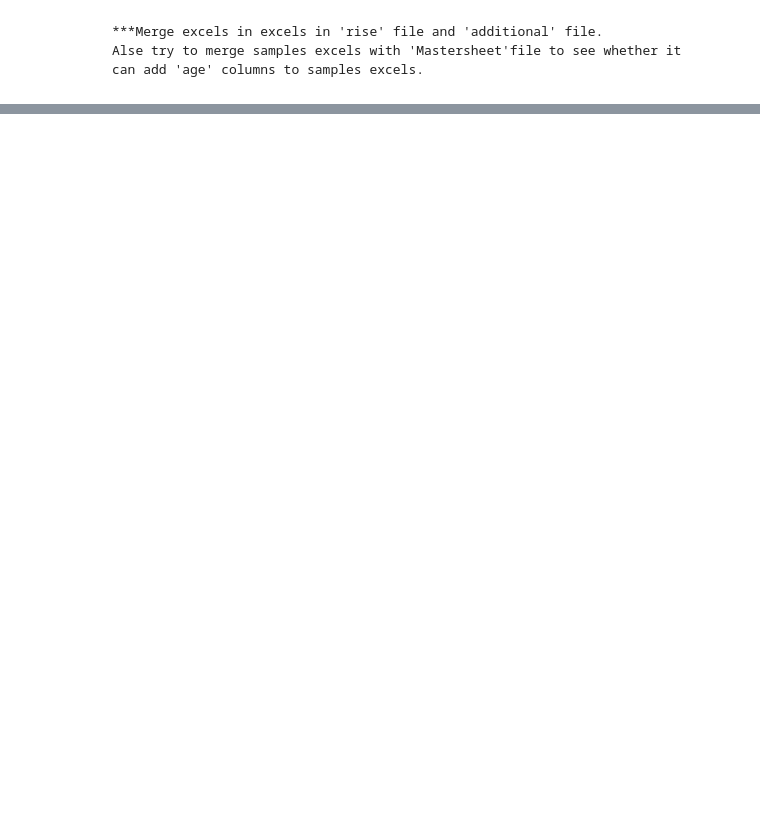
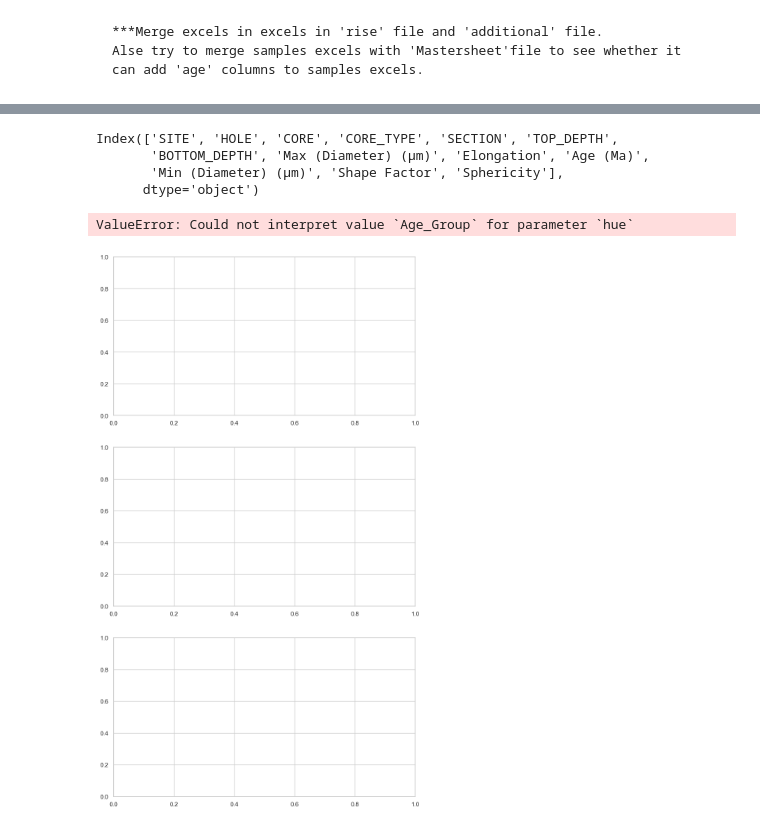
Before and after one commit to SimarleenDung/Data-Science-Mini-Project, a Jupyter notebook: Code.ipynb, the cells around one changed output, grey strips where cells are left out. Saved outputs shown, nothing was run; the diff lists cells and outputs as text; code cells hidden in the pictures; blank space fills up the shorter version.

```diff
--- a/Code.ipynb
+++ b/Code.ipynb
@@ -190,15 +234,16 @@ IndexError: list index out of range
 # %%
-Master_sheet_stay=pd.read_excel(r"F:\DS Studying\mini project\data\925_Mastersheet.xlsx",engine='openpyxl')
+
 Master_sheet =Master_sheet_stay.iloc[:-3]
 # make suer type is same
 def standardize_types(df):
-    df["CORE"] = df["CORE"].astype(float)
-    df["SITE"] = df["SITE"].astype(float)
-    df["HOLE"] = df["HOLE"].astype(str)
+    # Convert only numeric values, replacing non-numeric with NaN
+    df["CORE"] = pd.to_numeric(df["CORE"], errors='coerce')  # Convert, replacing errors with NaN
+    df["SITE"] = pd.to_numeric(df["SITE"], errors='coerce')
+    df["HOLE"] = df["HOLE"].astype(str)  # Keep as string
     df["CORE_TYPE"] = df["CORE_TYPE"].astype(str)
-    df["SECTION"] = df["SECTION"].astype(float)
-    df["TOP_DEPTH"] = df["TOP_DEPTH"].astype(float)
-    df["BOTTOM_DEPTH"] = df["BOTTOM_DEPTH"].astype(float)
+    df["SECTION"] = pd.to_numeric(df["SECTION"], errors='coerce')
+    df["TOP_DEPTH"] = pd.to_numeric(df["TOP_DEPTH"], errors='coerce')
+    df["BOTTOM_DEPTH"] = pd.to_numeric(df["BOTTOM_DEPTH"], errors='coerce')
     return df
 print(Master_sheet.dtypes)
 print(excels_rise_final[3].dtypes)
@@ -257,11 +372,16 @@ question_one_data.to_csv("question_one_data.csv", index=False)
+# %%
+data_q1 = question_one_data
+print(data_q1.columns)
+# %% [output]
+Index(['SITE', 'HOLE', 'CORE', 'CORE_TYPE', 'SECTION', 'TOP_DEPTH',
+       'BOTTOM_DEPTH', 'Max (Diameter) (µm)', 'Elongation', 'Age (Ma)',
+       'Min (Diameter) (µm)', 'Shape Factor', 'Sphericity'],
+      dtype='object')
 # %%
 # Import necessary libraries
 import seaborn as sns
 import matplotlib.pyplot as plt
 import pandas as pd
-
-# Load your dataset (Ensure df_q1data_fixed is already cleaned)
-df_q1data_fixed = pd.read_excel("q1_data")  # Uncomment if loading from a file
 
 # Set plot style
 sns.set(style="whitegrid")
@@ -271,41 +391,44 @@ fig, axes = plt.subplots(3, 1, figsize=(10, 18))
 
 # 1. Scatter Plot: Max Diameter vs. Age (Million Years)
 sns.scatterplot(
-    data=df_q1data_fixed,
-    x="Age_Ma",
-    y="Max_Diameter_µm",
-    hue="Age_Group",
+    data=data_q1,
+    x="Age (Ma)",  # Updated column name
+    y="Max (Diameter) (µm)",  # Updated column name
+    #hue="Age_Group",  # Ensure 'Age_Group' is a column in your dataset
     alpha=0.6,
     ax=axes[0]
 )
 axes[0].set_title("Scatter Plot: Max Diameter vs. Age")
 axes[0].set_xlabel("Age (Ma)")
 axes[0].set_ylabel("Max Diameter (µm)")
 
 # 2. Boxplot: Distribution of Max Diameter over Age Groups
 sns.boxplot(
-    data=df_q1data_fixed,
-    x="Age_Group",
-    y="Max_Diameter_µm",
+    data=data_q1,
+    x="Age_Group",  # Ensure 'Age_Group' is a valid column
+    y="Max (Diameter) (µm)",  # Updated column name
     ax=axes[1]
 )
 axes[1].set_title("Box Plot: Max Diameter Distribution Across Age Groups")
 axes[1].set_xlabel("Age Group")
 axes[1].set_ylabel("Max Diameter (µm)")
 
 # 3. Line Plot: Mean Max Diameter Over Time
-mean_size_over_time = df_q1data_fixed.groupby("Age_Ma")["Max_Diameter_µm"].mean().reset_index()
+mean_size_over_time = data_q1.groupby("Age (Ma)")["Max (Diameter) (µm)"].mean().reset_index()
 sns.lineplot(
     data=mean_size_over_time,
-    x="Age_Ma",
-    y="Max_Diameter_µm",
+    x="Age (Ma)",  # Updated column name
+    y="Max (Diameter) (µm)",  # Updated column name
     marker="o",
     ax=axes[2]
 )
 axes[2].set_title("Line Plot: Mean Max Diameter Over Time")
 axes[2].set_xlabel("Age (Ma)")
 axes[2].set_ylabel("Mean Max Diameter (µm)")
 
 # Adjust layout and show plots
 plt.tight_layout()
 plt.show()
+# %% [output]
+ValueError: Could not interpret value `Age_Group` for parameter `hue`
+[figure, added]
```
Also changed, not shown: parts of 4 cells of this notebook.
